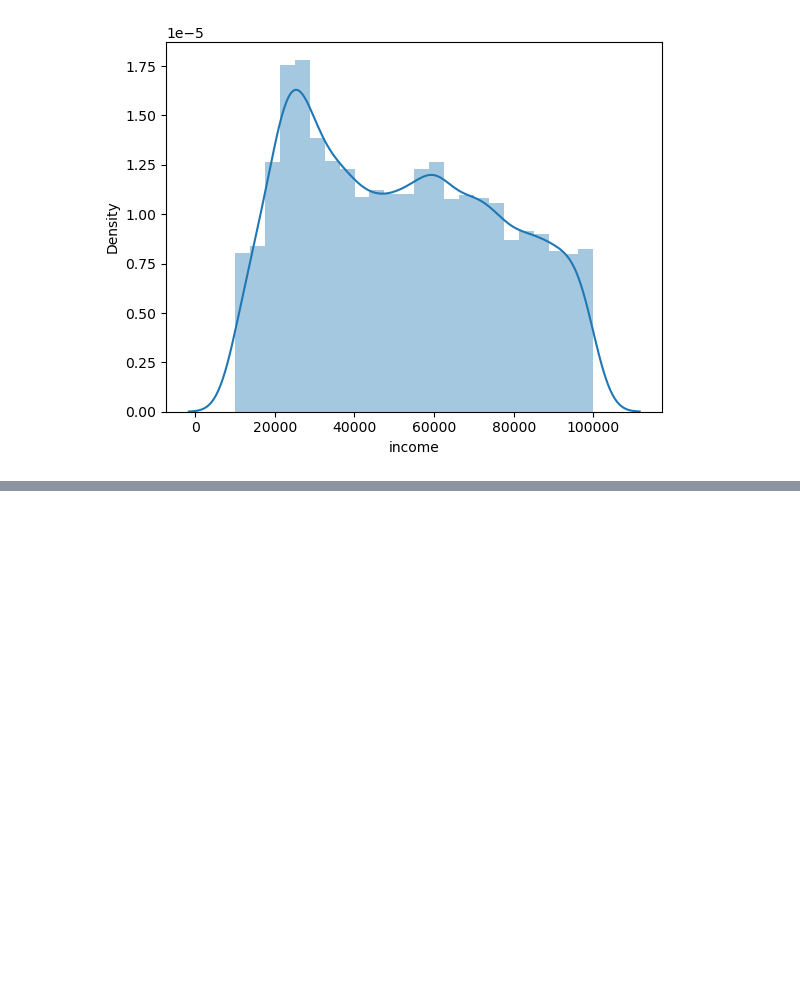
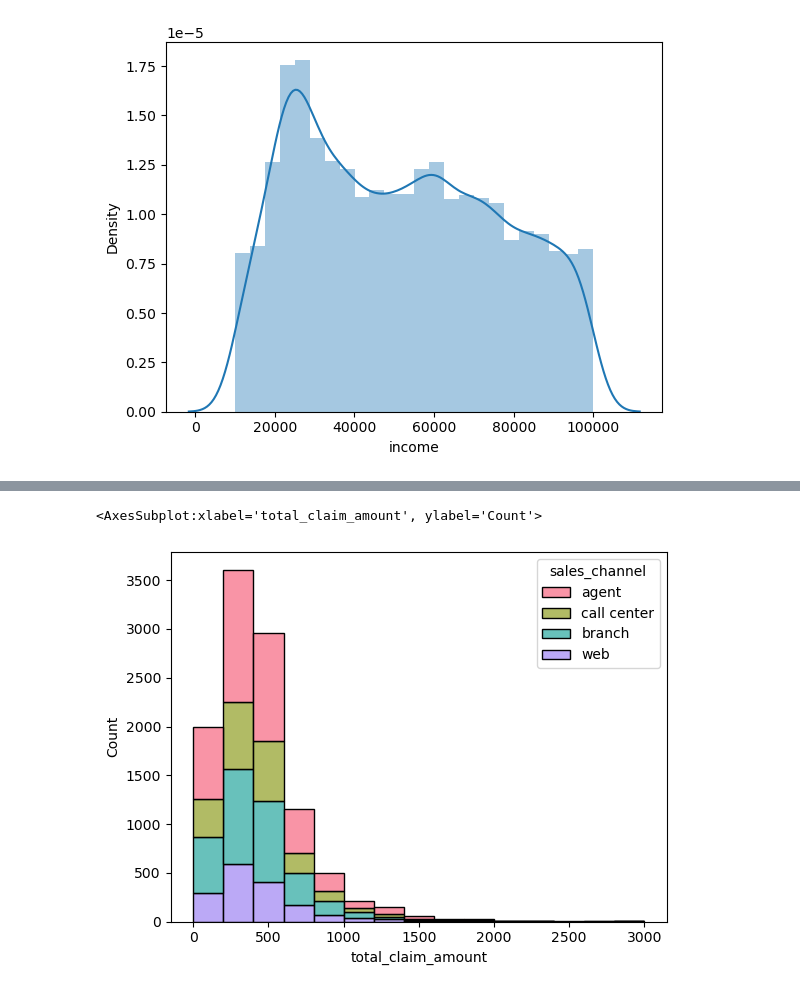
Before and after one commit to berjusti/IronHackLabs, a Jupyter notebook: Week2/Tuesday/Lab_Matplotlib.ipynb, the cells around one changed output, grey strips where cells are left out. Saved outputs shown, nothing was run; the diff lists cells and outputs as text; code cells hidden in the pictures; blank space fills up the shorter version.

```diff
--- a/Week2/Tuesday/Lab_Matplotlib.ipynb
+++ b/Week2/Tuesday/Lab_Matplotlib.ipynb
@@ -136,0 +164,5 @@ numerical.corr()
+# %%
+sns.histplot(binwidth=200, x="total_claim_amount", hue="sales_channel", data=Data_Marketing_Customer_Analysis_Round3, stat="count", multiple="stack")
+# %% [output]
+<AxesSubplot:xlabel='total_claim_amount', ylabel='Count'>
+[figure, added]
```
Also changed, not shown: parts of 11 cells of this notebook.
